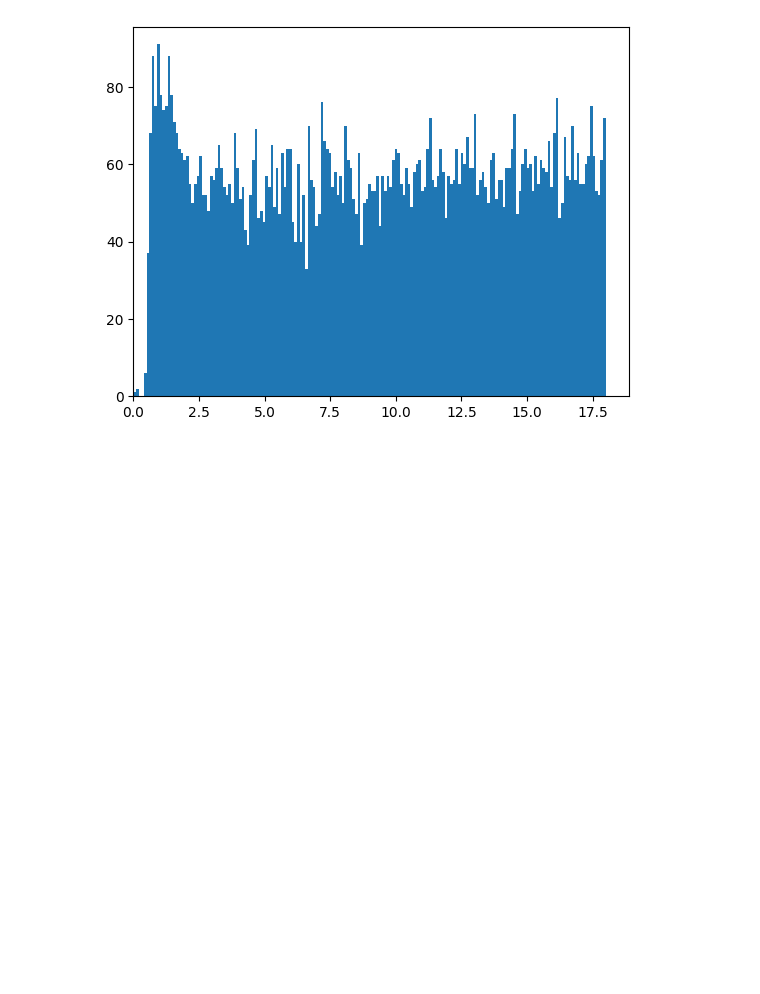
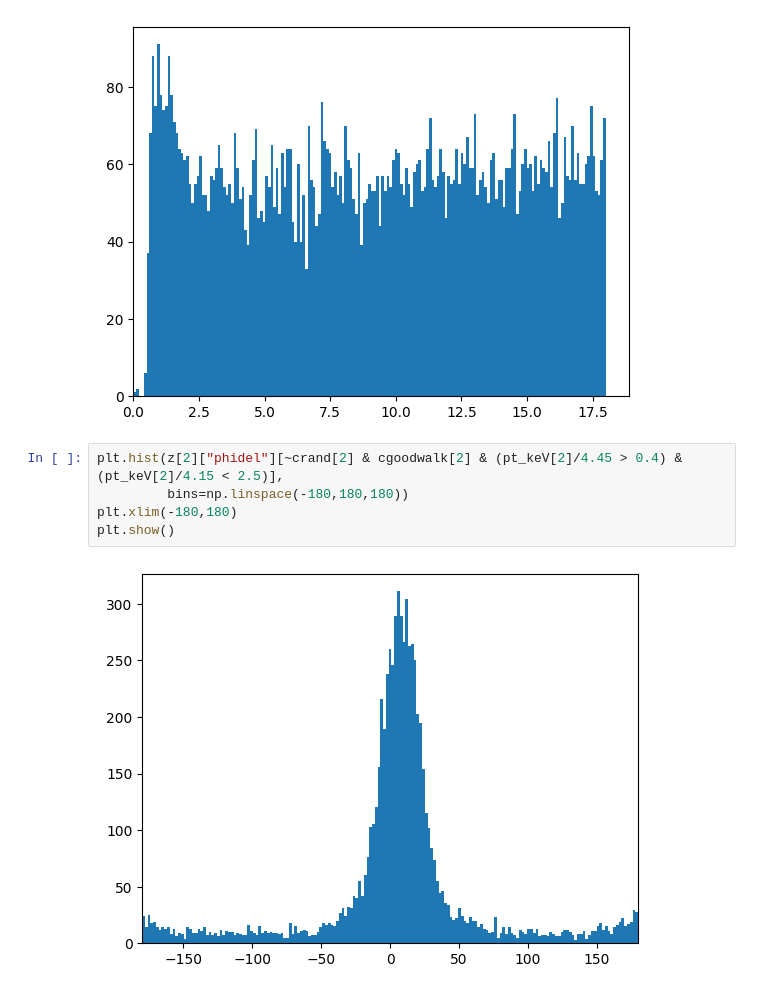
Before and after one commit to villano-lab/R76Analysis, a Jupyter notebook: Tutorial_Replication.ipynb, the cells around one changed output. Saved outputs shown, nothing was run; the diff lists cells and outputs as text; blank space fills up the shorter version.

```diff
--- a/Tutorial_Replication.ipynb
+++ b/Tutorial_Replication.ipynb
@@ -360,3 +360,10 @@ plt.xlim(0)
 plt.show()
 # %% [output]
 [figure]
+# %%
+plt.hist(z[2]["phidel"][~crand[2] & cgoodwalk[2] & (pt_keV[2]/4.45 > 0.4) & (pt_keV[2]/4.15 < 2.5)],
+         bins=np.linspace(-180,180,180))
+plt.xlim(-180,180)
+plt.show()
+# %% [output]
+[figure, added]
```
Also changed, not shown: parts of 5 cells of this notebook, 2 other files.
